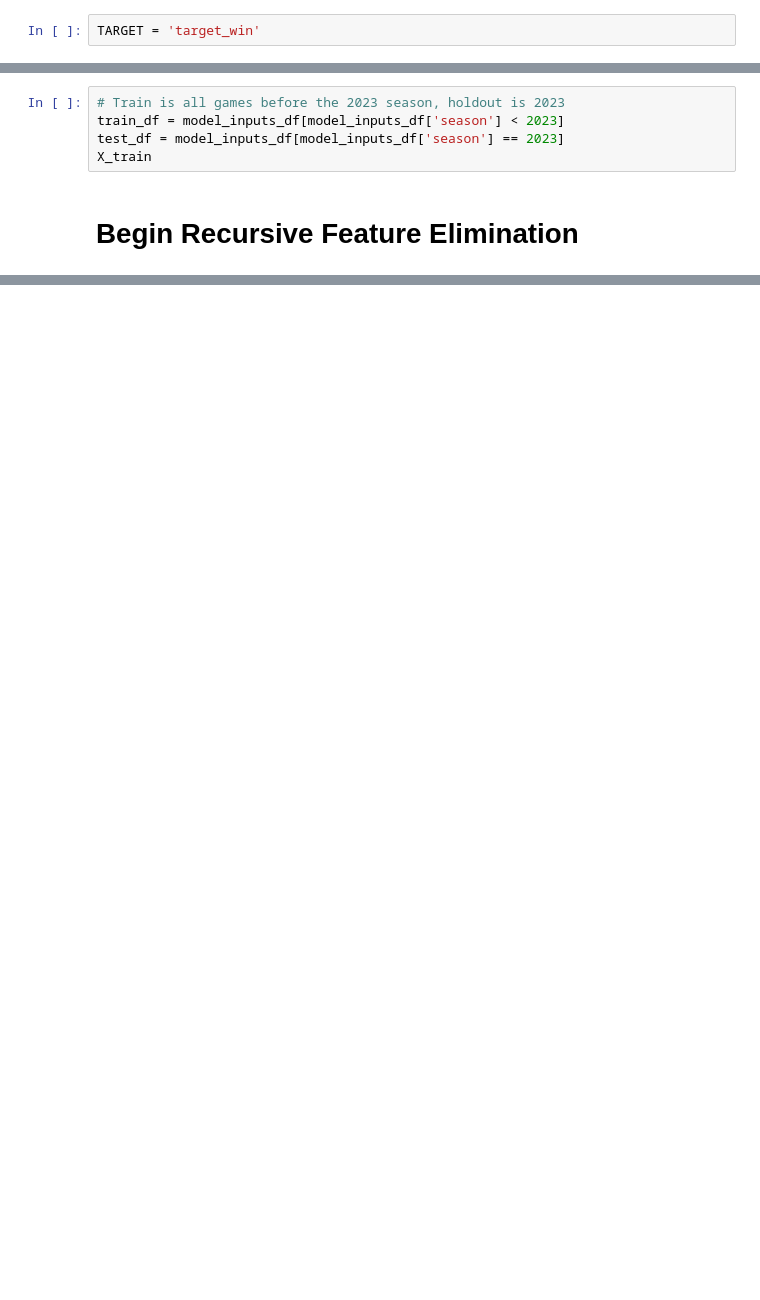
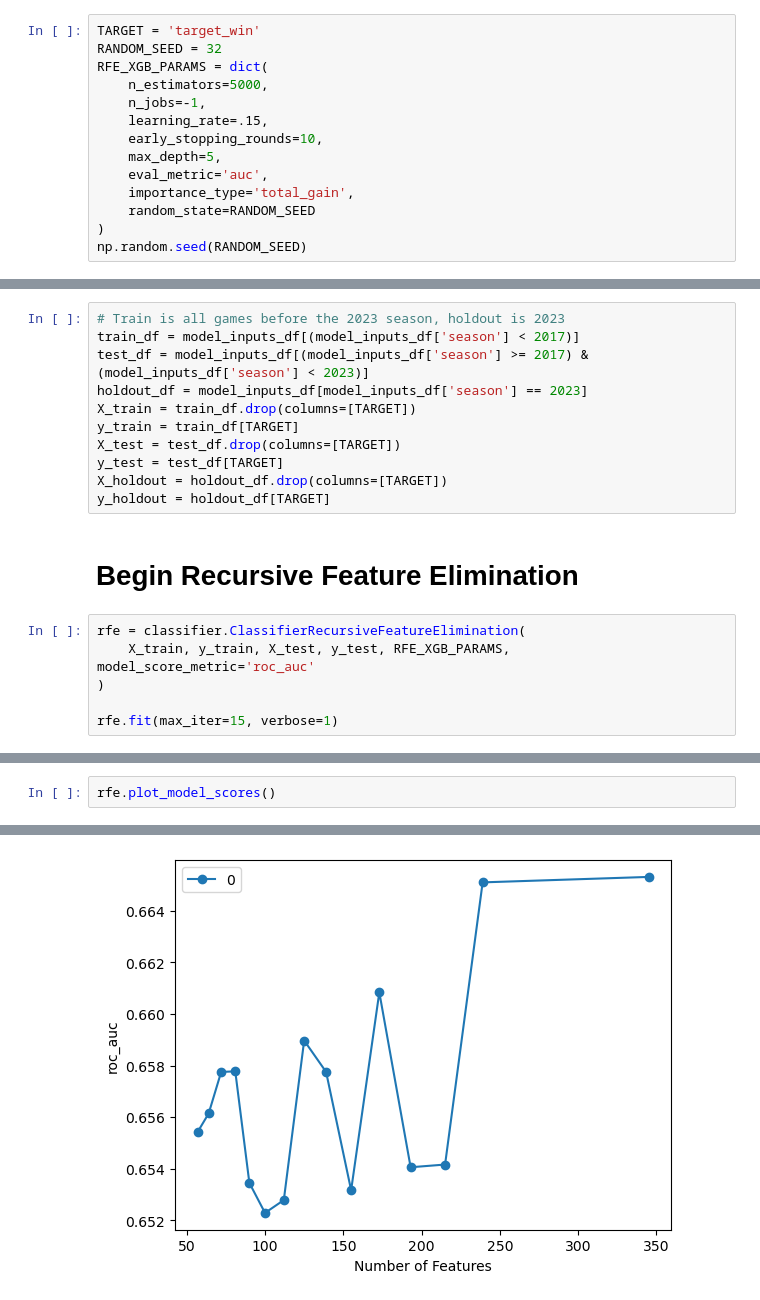
Before and after one commit to darkhark/nfl-predictions, a Jupyter notebook: notebooks/model_training/predict_games/schedule_and_weekly.ipynb, the cells around one changed output, grey strips where cells are left out. Saved outputs shown, nothing was run; the diff lists cells and outputs as text; blank space fills up the shorter version.

```diff
--- a/notebooks/model_training/predict_games/schedule_and_weekly.ipynb
+++ b/notebooks/model_training/predict_games/schedule_and_weekly.ipynb
@@ -3,5 +12,17 @@ import pandas as pd
 # %%
 TARGET = 'target_win'
+RANDOM_SEED = 32
+RFE_XGB_PARAMS = dict(
+    n_estimators=5000,
+    n_jobs=-1,
+    learning_rate=.15,
+    early_stopping_rounds=10,
+    max_depth=5,
+    eval_metric='auc',
+    importance_type='total_gain',
+    random_state=RANDOM_SEED
+)
+np.random.seed(RANDOM_SEED)
 # %%
 MODEL_FEATURES_BEFORE_RFE = pd.read_csv('../../../data/predict_games/model_features_in/xgb_features_list.csv')
 INPUT_DATA = pd.read_parquet('../../../data/predict_games/input_data/schedule_and_weekly.parquet')
@@ -59,7 +81,19 @@ model_inputs_df
 # %%
 # Train is all games before the 2023 season, holdout is 2023
-train_df = model_inputs_df[model_inputs_df['season'] < 2023]
-test_df = model_inputs_df[model_inputs_df['season'] == 2023]
-X_train
+train_df = model_inputs_df[(model_inputs_df['season'] < 2017)]
+test_df = model_inputs_df[(model_inputs_df['season'] >= 2017) & (model_inputs_df['season'] < 2023)]
+holdout_df = model_inputs_df[model_inputs_df['season'] == 2023]
+X_train = train_df.drop(columns=[TARGET])
+y_train = train_df[TARGET]
+X_test = test_df.drop(columns=[TARGET])
+y_test = test_df[TARGET]
+X_holdout = holdout_df.drop(columns=[TARGET])
+y_holdout = holdout_df[TARGET]
 # %% [markdown]
 # Begin Recursive Feature Elimination
+# %%
+rfe = classifier.ClassifierRecursiveFeatureElimination(
+    X_train, y_train, X_test, y_test, RFE_XGB_PARAMS, model_score_metric='roc_auc'
+)
+
+rfe.fit(max_iter=15, verbose=1)
@@ -65,0 +118,3 @@ X_train
+# %%
+rfe.plot_model_scores()
+# %% [output]
@@ -65,0 +123 @@ X_train
+[figure, added]
```
Also changed, not shown: parts of 6 cells of this notebook.
